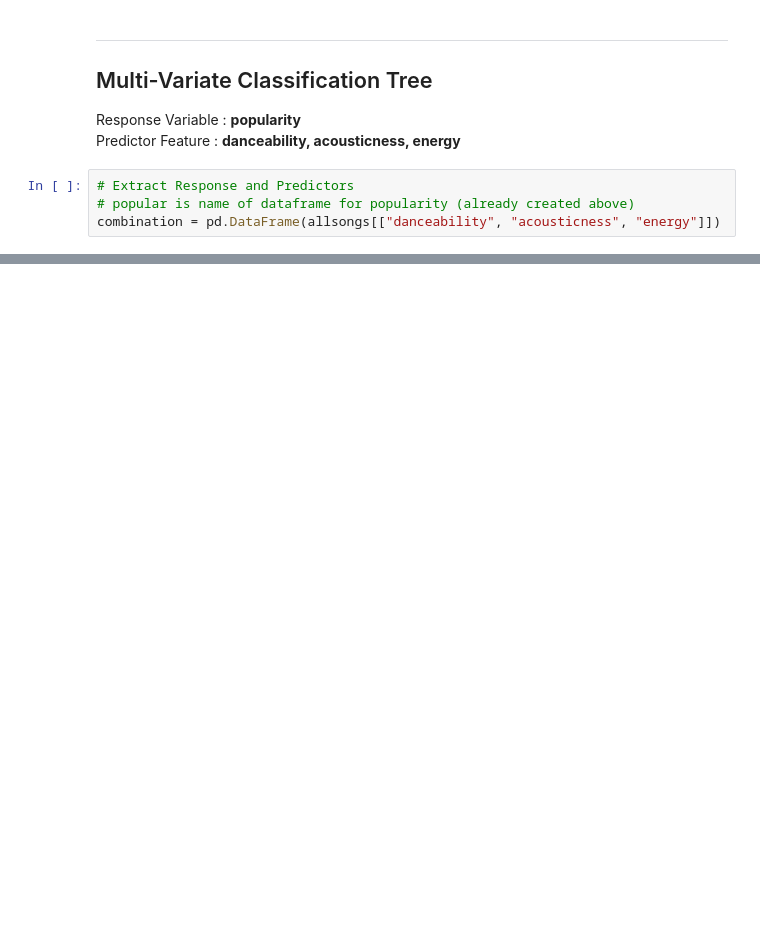
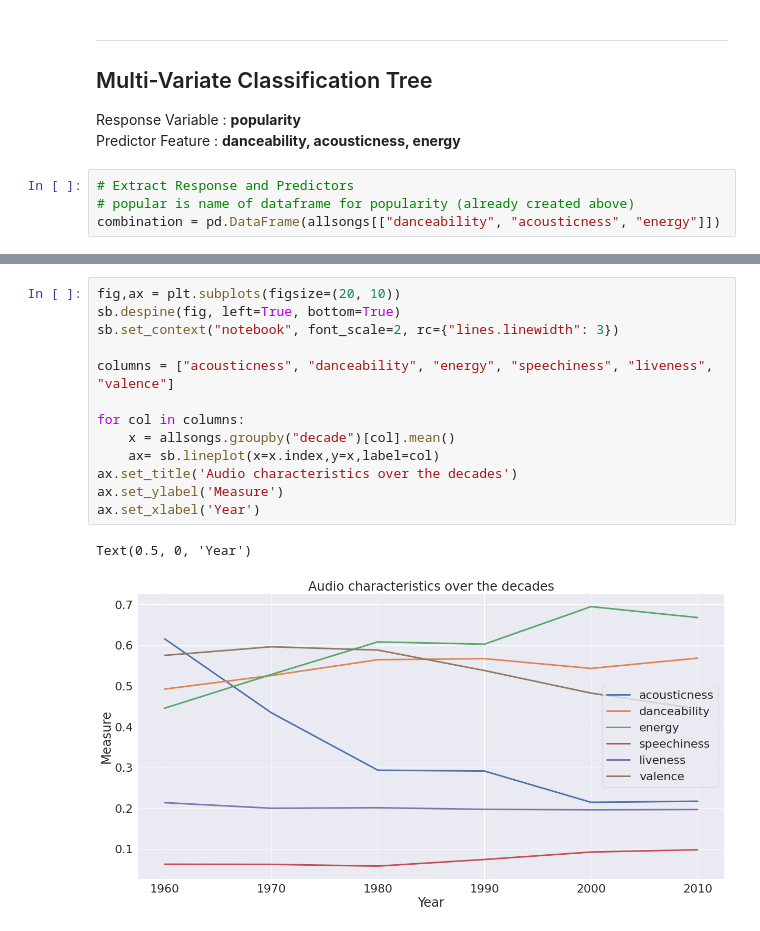
Before and after one commit to agentzhao/spotify-prediction, a Jupyter notebook: spotifypred.ipynb, the cells around one changed output, grey strips where cells are left out. Saved outputs shown, nothing was run; the diff lists cells and outputs as text; blank space fills up the shorter version.

```diff
--- a/spotifypred.ipynb
+++ b/spotifypred.ipynb
@@ -575,0 +480,16 @@ plt.show()
+# %%
+fig,ax = plt.subplots(figsize=(20, 10))
+sb.despine(fig, left=True, bottom=True)
+sb.set_context("notebook", font_scale=2, rc={"lines.linewidth": 3})
+
+columns = ["acousticness", "danceability", "energy", "speechiness", "liveness", "valence"]
+
+for col in columns:
+    x = allsongs.groupby("decade")[col].mean()
+    ax= sb.lineplot(x=x.index,y=x,label=col)
+ax.set_title('Audio characteristics over the decades')
+ax.set_ylabel('Measure')
+ax.set_xlabel('Year')
+# %% [output]
+Text(0.5, 0, 'Year')
+[figure, added]
```
Also changed, not shown: parts of 34 cells of this notebook.
